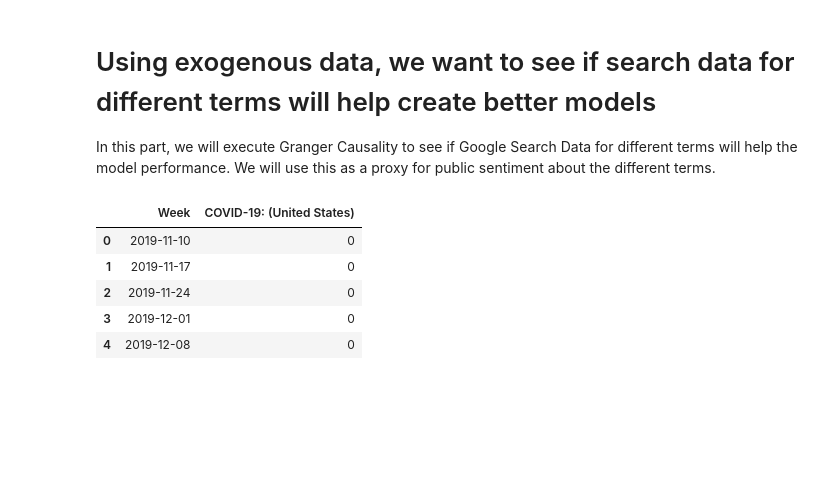
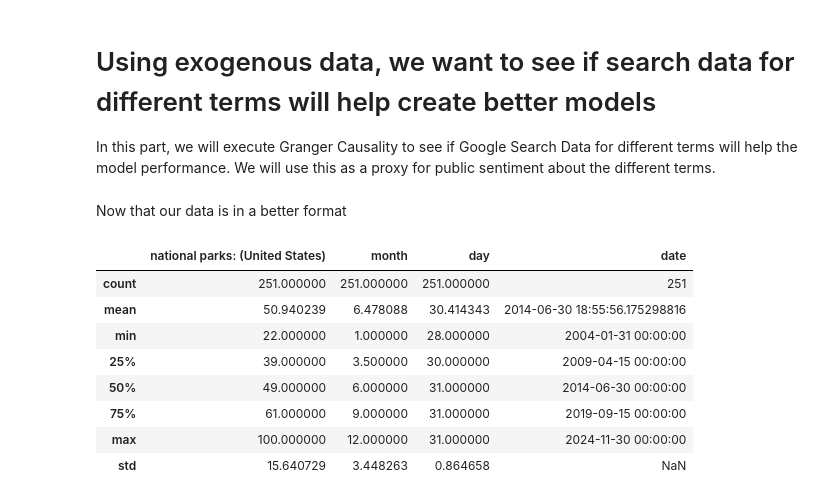
Before and after one commit to scmcqueen/NationalParksDataMining, a Jupyter notebook: covid_2008.ipynb, the cells around one changed output. Drawn from its saved outputs; the diff is of its cells as text; code cells hidden in the pictures; blank space fills up the shorter version.

Commit message:
fix date format

```diff
--- a/covid_2008.ipynb
+++ b/covid_2008.ipynb
@@ -446,15 +446,34 @@ for x in worst_fit_2008.index:
 In this part, we will execute Granger Causality to see if Google Search Data for different terms will help the model performance. We will use this as a proxy for public sentiment about the different terms.
 # %%
 # load the data
-recession_search = pd.read_csv('recession.csv')
-bestnp_search = pd.read_csv('bestnp_query.csv')
-np_search = pd.read_csv('nationalparks_query.csv')
-covid_search = pd.read_csv('covid19_query.csv')
-covid_search.head()
+recession_search = pd.read_csv('recession.csv') # month not day
+bestnp_search = pd.read_csv('bestnp_query.csv') # month not day
+np_search = pd.read_csv('nationalparks_query.csv') # month not day
+covid_search = pd.read_csv('covid19_query.csv') # day values
-# %% [output]
-|  | Week | COVID-19: (United States) |
-| 0 | 2019-11-10 | 0 |
-| 1 | 2019-11-17 | 0 |
-| 2 | 2019-11-24 | 0 |
-| 3 | 2019-12-01 | 0 |
-| 4 | 2019-12-08 | 0 |
+# %%
+# turn the months into days, similar to how we did the NP data
+def get_month_date(df):
+    month_to_day = {1:31,2:28,3:31,4:30,5:31,6:30,7:31,8:31,9:30,10:31,11:30,12:31}
+    df['year']=df['Month'].apply(lambda x: x.split('-')[0])
+    df['month']=df['Month'].apply(lambda x: int(x.split('-')[1]))
+    df['day'] = df['month'].apply(lambda x: month_to_day[x])
+    df['date']=pd.to_datetime(df[['year','month','day']])
+    return df
+
+recession_search=get_month_date(recession_search)
+bestnp_search=get_month_date(bestnp_search)
+np_search=get_month_date(np_search)
+# %% [markdown]
+Now that our data is in a better format
+# %%
+np_search.describe()
+# %% [output]
+|  | national parks: (United States) | month | day | date |
+| count | 251.000000 | 251.000000 | 251.000000 | 251 |
+| mean | 50.940239 | 6.478088 | 30.414343 | 2014-06-30 18:55:56.175298816 |
+| min | 22.000000 | 1.000000 | 28.000000 | 2004-01-31 00:00:00 |
+| 25% | 39.000000 | 3.500000 | 30.000000 | 2009-04-15 00:00:00 |
+| 50% | 49.000000 | 6.000000 | 31.000000 | 2014-06-30 00:00:00 |
+| 75% | 61.000000 | 9.000000 | 31.000000 | 2019-09-15 00:00:00 |
+| max | 100.000000 | 12.000000 | 31.000000 | 2024-11-30 00:00:00 |
+| std | 15.640729 | 3.448263 | 0.864658 | NaN |
```
